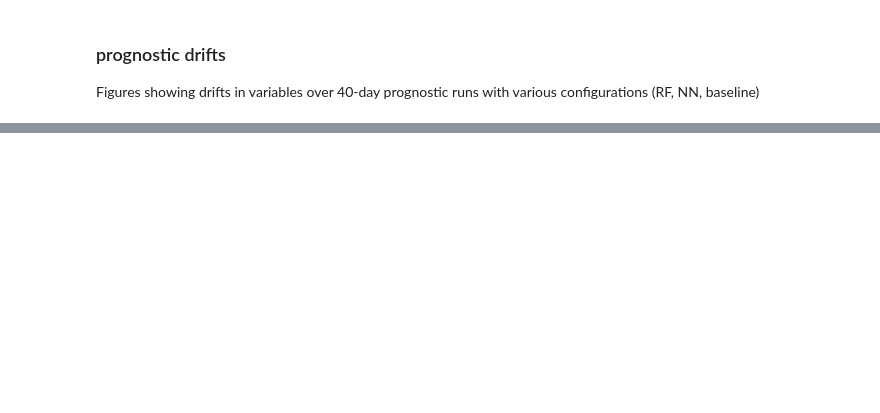
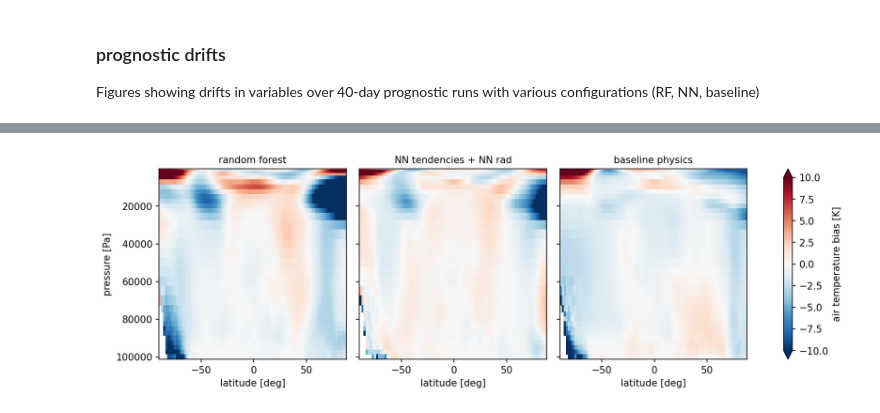
Before and after one commit to ai2cm/nudge-to-fine-3km-manuscript-workflow, a Jupyter notebook: notebooks/prognostic-drifts.ipynb, the cells around one changed output, grey strips where cells are left out. Saved outputs shown, nothing was run; the diff lists cells and outputs as text; code cells hidden in the pictures; blank space fills up the shorter version.

Commit message:
prognostic drifts notebook with verification and zonal-pressure T bias plots

```diff
--- a/notebooks/prognostic-drifts.ipynb
+++ b/notebooks/prognostic-drifts.ipynb
@@ -23,10 +81,7 @@ AREA = CATALOG['grid/c48'].to_dask()['area'].load()
 # %%
-GRAVITY = 9.81
-LV = 2.5e6  # J/kg
-CP =  1004.  # J/kg/K
-
-def global_mean(ds, area, dims = ['x', 'y', 'tile']):
-    return ((ds*area).sum(dim=dims))/(area.sum(dim=dims))
+def global_mean(da, area, dims = ['x', 'y', 'tile']):
+    area = area.where(~np.isnan(da))
+    return ((da*area).sum(dim=dims))/(area.sum(dim=dims))
 
 def mass_integrate(da, delp):
     return (da*delp/GRAVITY).sum(dim='z')
@@ -34,7 +89,6 @@ def mass_integrate(da, delp):
 def global_mse(T, q, heights, area, delp):
     mse = CP*T + GRAVITY*heights + LV*q
     integrated_mse = mass_integrate(mse, delp)/1e9
-    with ProgressBar():
-        global_mse = global_mean(integrated_mse, area).load()
+    global_mse = global_mean(integrated_mse, area).load()
     return global_mse.assign_attrs({'long_name': 'global mean MSE', 'units': 'GJ/m**2'})
 # %%
@@ -160,0 +238,22 @@ plot_global_ts(run_list, DRIFT_TS_VARS)
+# %%
+def plot_temp_bias_lat_pressure(run_list, fig_size=[12, 4]):
+    verif_temp_lat_pressure = [run for run in run_list if run.verif == True][0].mean_temp_lat_pressure
+    prog_runs = [run for run in run_list if run.verif is False]
+    run_names = [run.name for run in prog_runs]
+    temperature_bias = (
+        xr.concat(
+            [run.mean_temp_lat_pressure for run in prog_runs],
+            dim=xr.DataArray(run_names, dims='runs', coords={'runs': run_names})
+        ) - verif_temp_lat_pressure
+    ).assign_attrs({'long_name': 'air temperature bias', 'units': 'K'})
+    fg = temperature_bias.plot(col='runs', col_wrap=3, yincrease=False, vmin=-10, vmax=10, cmap='RdBu_r')
+    fg.set_titles('{value}')
+    fg.set_xlabels('latitude [deg]')
+    fg.set_ylabels('pressure [Pa]')
+    fg.fig.set_size_inches(fig_size)
+    fg.fig.set_dpi(150)
+    fg.fig.savefig(f"{OUTDIR}/prognostic_temperature_bias_zonal_lat.png", bbox_inches='tight', facecolor='white')
+# %%
+plot_temp_bias_lat_pressure(run_list)
+# %% [output]
+[figure, added]
```
Also changed, not shown: parts of 8 cells of this notebook.
